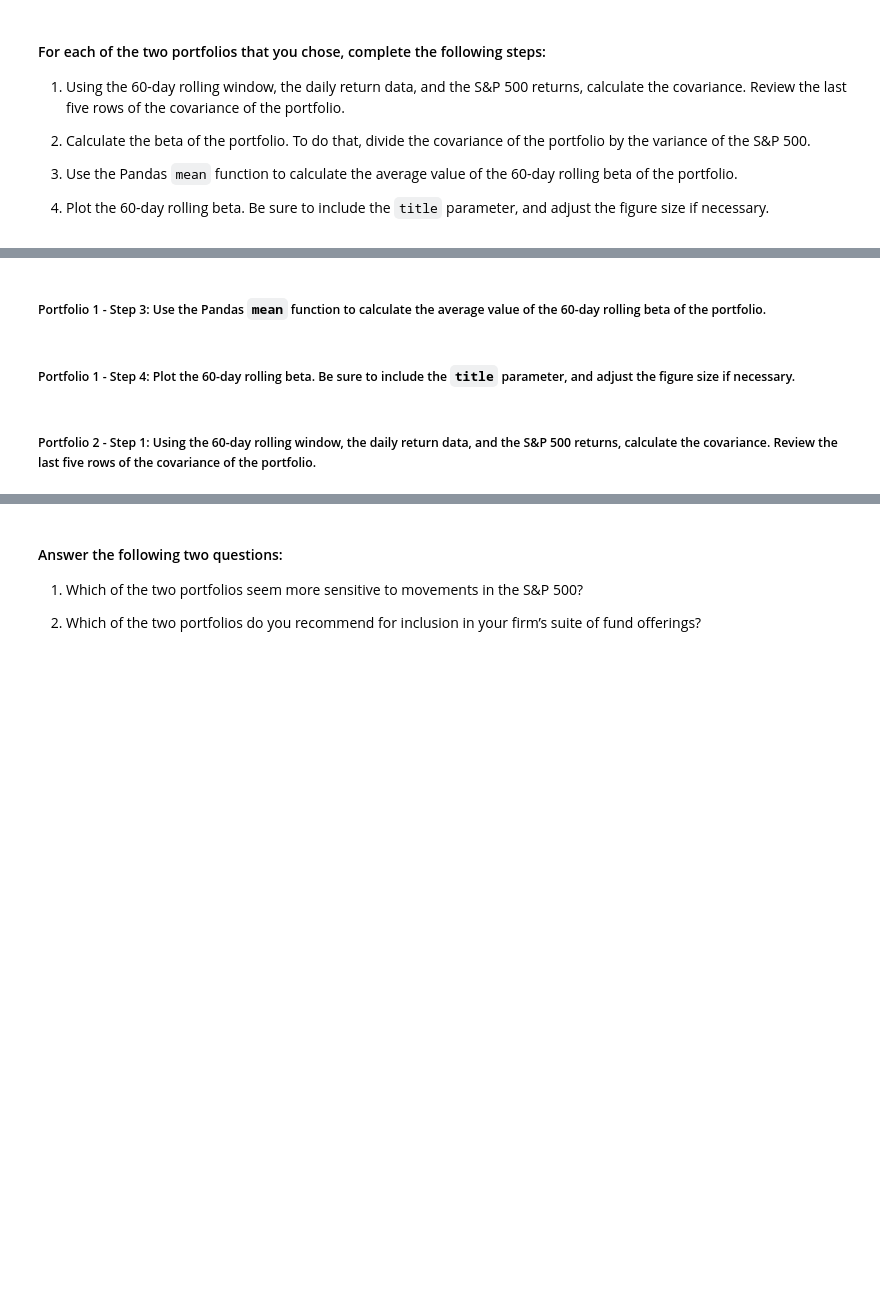
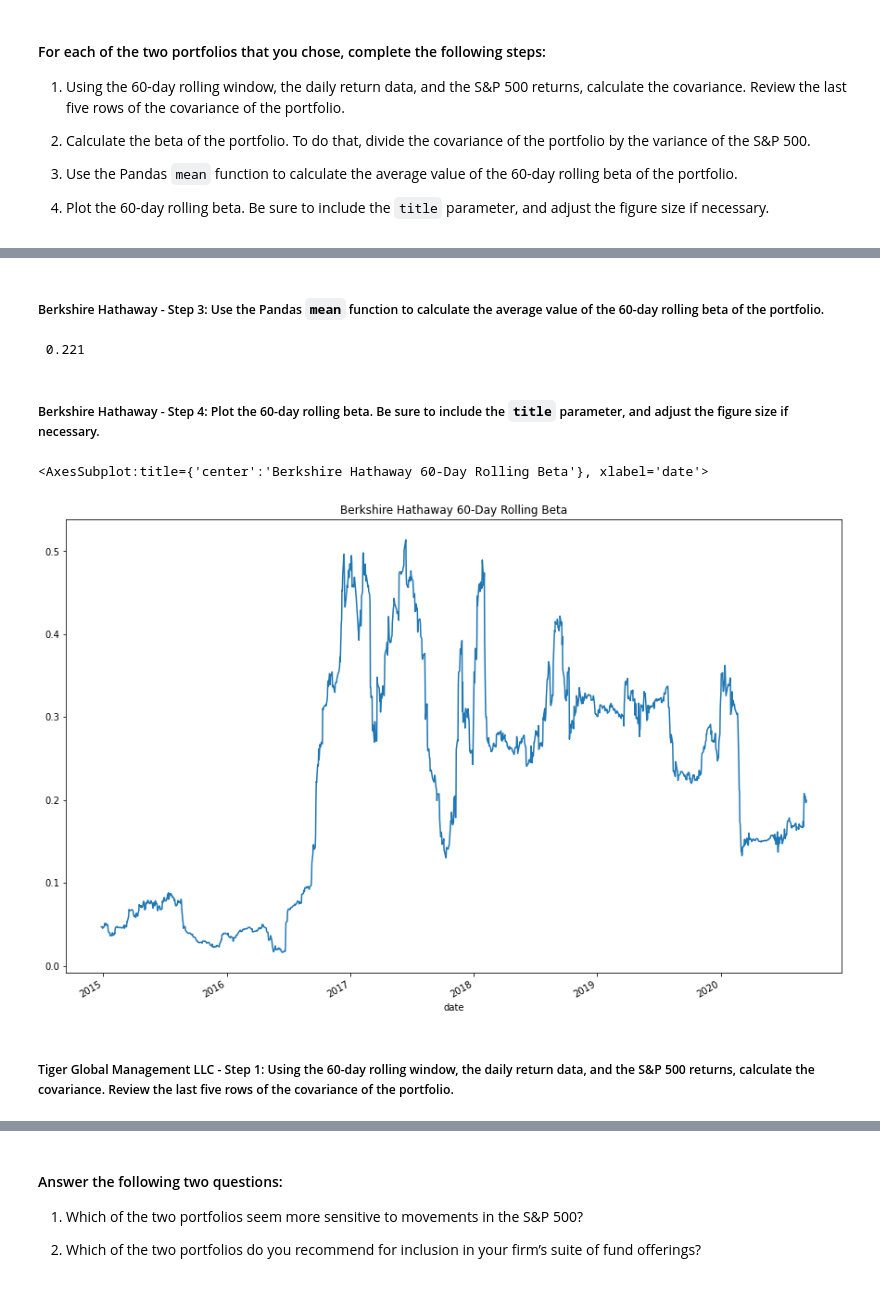
Before and after one commit to plefebvre1/module_4_challenge, a Jupyter notebook: risk_return_analysis.ipynb, the cells around one changed output, grey strips where cells are left out. Cells and saved outputs as stored; diff of their text form; code cells hidden in the pictures; blank space fills up the shorter version.

Commit message:
Portfolio diversification and final analysis complete

```diff
--- a/risk_return_analysis.ipynb
+++ b/risk_return_analysis.ipynb
@@ -358,4 +358,5 @@ Your analysis is nearing completion. Now, you need to evaluate how the portfolio
 #### Use the Pandas `var` function to calculate the variance of the S&P 500 by using a 60-day rolling window. Visualize the last five rows of the variance of the S&P 500.
 # %%
 # Calculate the variance of the S&P 500 using a rolling 60-day window.
-# YOUR CODE HERE
+spy_rolling_var = daily_returns_df['S&P 500'].rolling(window=60).var()
+spy_rolling_var.tail()
@@ -374,4 +383,5 @@ Your analysis is nearing completion. Now, you need to evaluate how the portfolio
 # %%
 # Calculate the covariance using a 60-day rolling window
+bh_cov = daily_returns_df['BERKSHIRE HATHAWAY INC'].rolling(window=60).cov(daily_returns_df['S&P 500'])
 # Review the last five rows of the covariance data
-# YOUR CODE HERE
+bh_cov.tail()
@@ -380,4 +398,5 @@ Your analysis is nearing completion. Now, you need to evaluate how the portfolio
 # %%
 # Calculate the beta based on the 60-day rolling covariance compared to the market (S&P 500)
+bh_beta = bh_cov/spy_rolling_var
 # Review the last five rows of the beta information
-# YOUR CODE HERE
+bh_beta.tail()
@@ -384,15 +411,21 @@ Your analysis is nearing completion. Now, you need to evaluate how the portfolio
 # %% [markdown]
-##### Portfolio 1 - Step 3: Use the Pandas `mean` function to calculate the average value of the 60-day rolling beta of the portfolio.
+##### Berkshire Hathaway - Step 3: Use the Pandas `mean` function to calculate the average value of the 60-day rolling beta of the portfolio.
 # %%
 # Calculate the average of the 60-day rolling beta
-# YOUR CODE HERE
+avg_bh_beta = bh_beta.mean()
+print(f'{avg_bh_beta: .3f}')
+# %% [output]
+ 0.221
 # %% [markdown]
-##### Portfolio 1 - Step 4: Plot the 60-day rolling beta. Be sure to include the `title` parameter, and adjust the figure size if necessary.
+##### Berkshire Hathaway - Step 4: Plot the 60-day rolling beta. Be sure to include the `title` parameter, and adjust the figure size if necessary.
 # %%
 # Plot the rolling beta
 # Include a title parameter and adjust the figure size
-# YOUR CODE HERE
+bh_beta.plot(title = 'Berkshire Hathaway 60-Day Rolling Beta',figsize = (15,10))
+# %% [output]
+<AxesSubplot:title={'center':'Berkshire Hathaway 60-Day Rolling Beta'}, xlabel='date'>
+[figure, added]
 # %% [markdown]
-##### Portfolio 2 - Step 1: Using the 60-day rolling window, the daily return data, and the S&P 500 returns, calculate the covariance. Review the last five rows of the covariance of the portfolio.
+##### Tiger Global Management LLC - Step 1: Using the 60-day rolling window, the daily return data, and the S&P 500 returns, calculate the covariance. Review the last five rows of the covariance of the portfolio.
 # %%
 # Calculate the covariance using a 60-day rolling window
```
Also changed, not shown: parts of 14 cells of this notebook.
